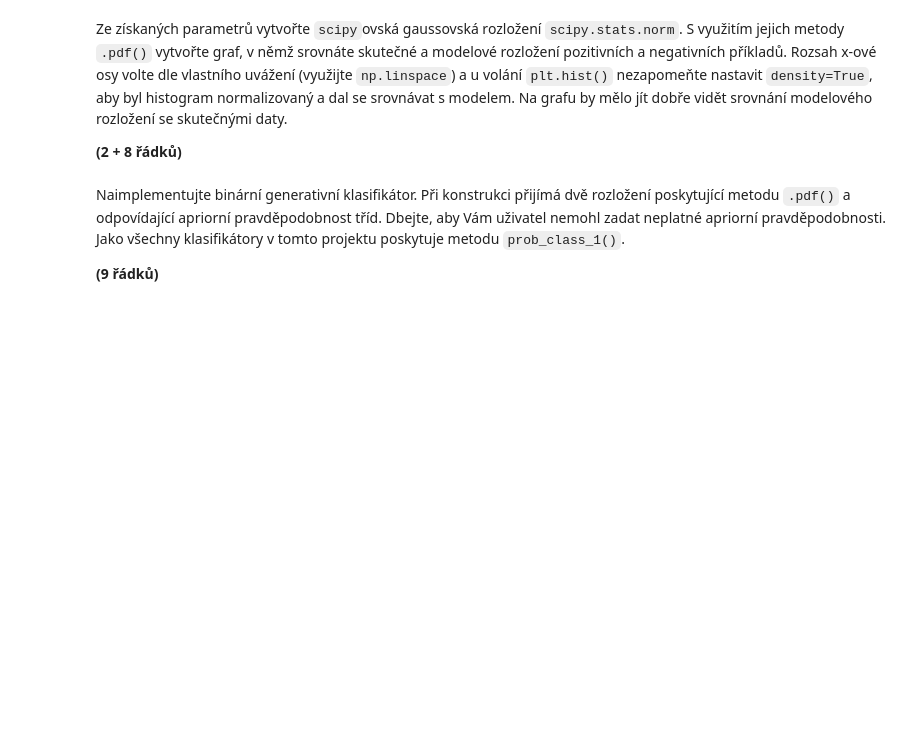
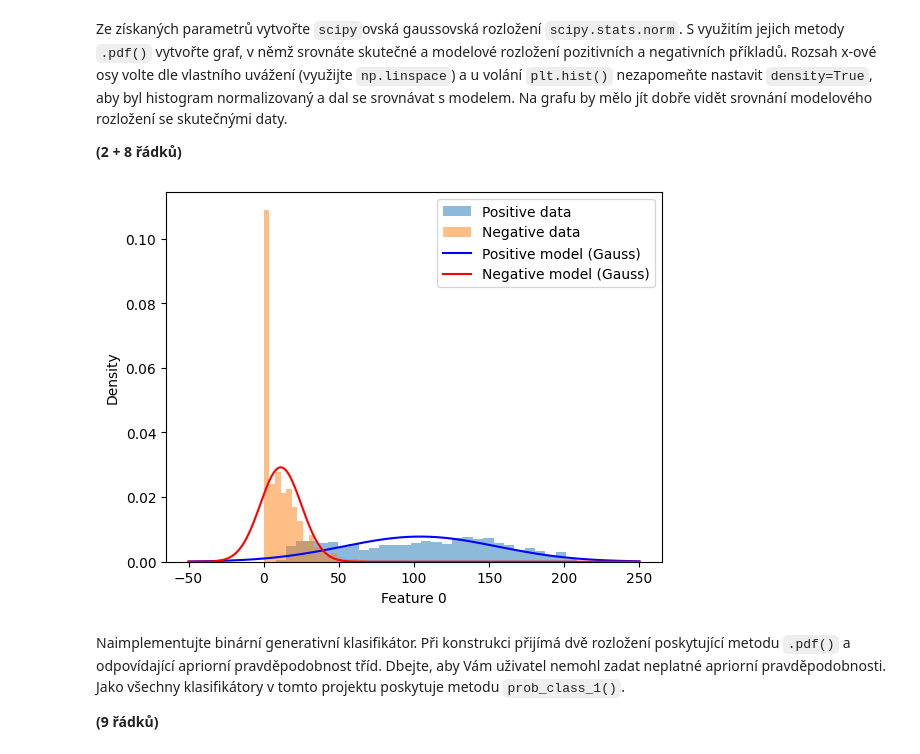
Before and after one commit to DmytroKhodarevskyi/VUTFIT2025---SUI, a Jupyter notebook: zadani.ipynb, the cells around one changed output. Saved outputs shown, nothing was run; the diff lists cells and outputs as text; code cells hidden in the pictures; blank space fills up the shorter version.

```diff
--- a/zadani.ipynb
+++ b/zadani.ipynb
@@ -154,3 +150,20 @@ pass
+# %%
+# vytvoření dvou Gaussových rozložení
+dist_pos = scipy.stats.norm(mu_pos, std_pos)
+dist_neg = scipy.stats.norm(mu_neg, std_neg)
+
+# vytvoření grafu – srovnání dat a modelu
+x = np.linspace(-50, 250, 500)  # osa X, rozsah zvolený tak, aby pokryl obě třídy
+plt.hist(train_dataset.pos[:, FOI], bins=30, density=True, alpha=0.5, label='Positive data')
+plt.hist(train_dataset.neg[:, FOI], bins=30, density=True, alpha=0.5, label='Negative data')
+plt.plot(x, dist_pos.pdf(x), 'b-', label='Positive model (Gauss)')
+plt.plot(x, dist_neg.pdf(x), 'r-', label='Negative model (Gauss)')
+plt.xlabel(f'Feature {FOI}')
+plt.ylabel('Density')
+plt.legend()
+plt.show()
+# %% [output]
+[figure, added]
 # %% [markdown]
 Naimplementujte binární generativní klasifikátor.
 Při konstrukci přijímá dvě rozložení poskytující metodu `.pdf()` a odpovídající apriorní pravděpodobnost tříd.
```
Also changed, not shown: parts of 1 cell of this notebook.
